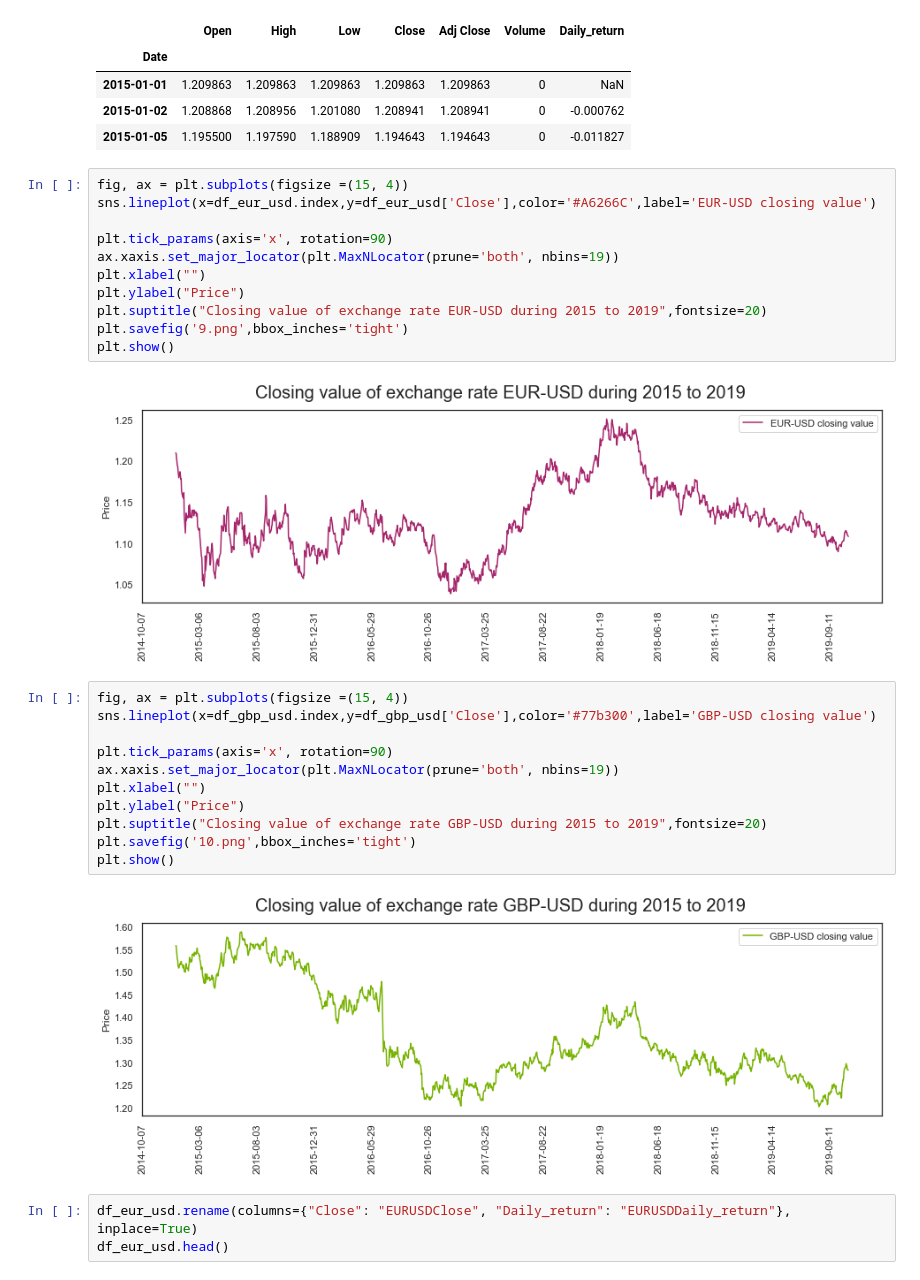
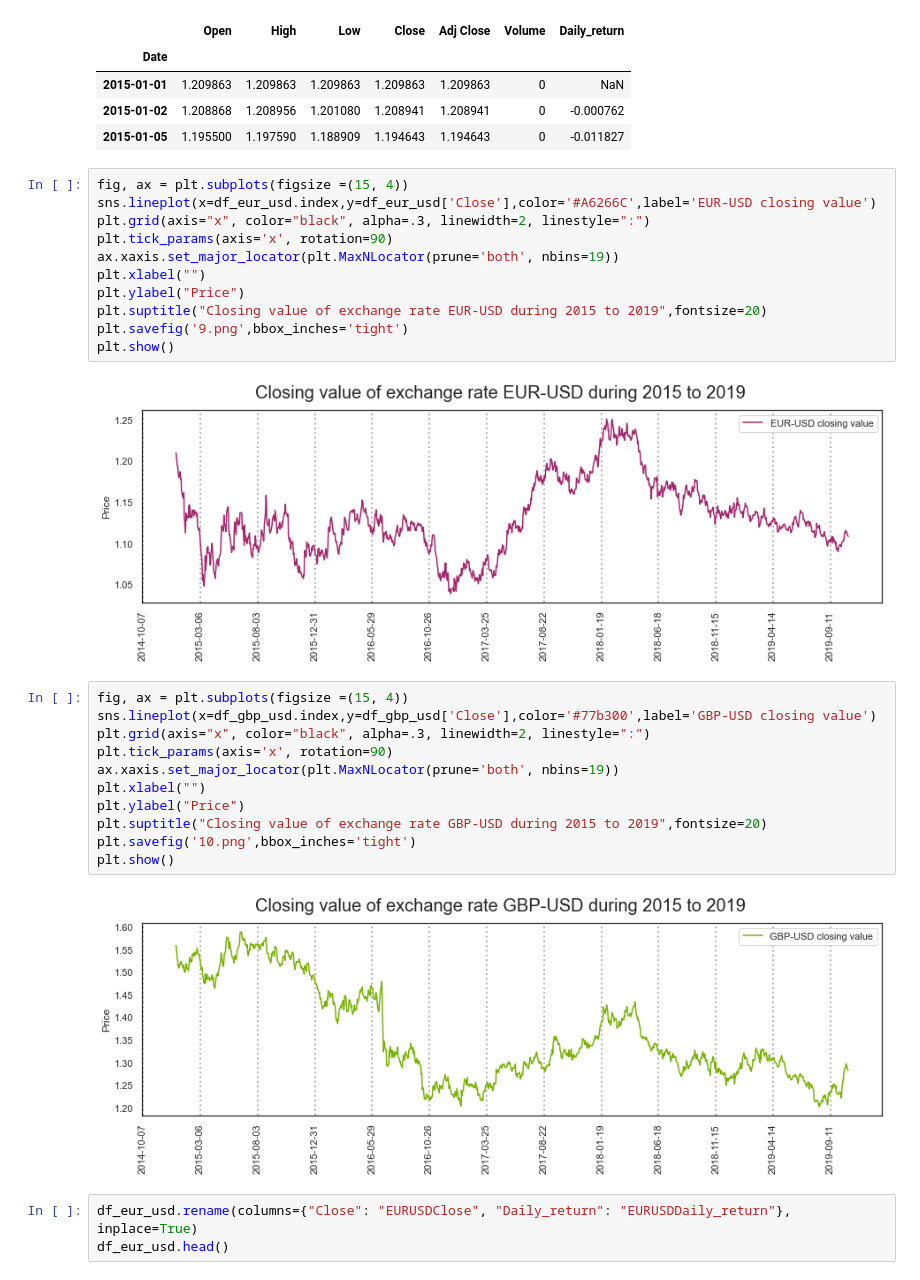
Before and after one commit to dominikapetru/femhack, a Jupyter notebook: fem_hack.ipynb, the cells around one changed output. Cells and saved outputs as stored; diff of their text form.

```diff
--- a/fem_hack.ipynb
+++ b/fem_hack.ipynb
@@ -269,20 +272,20 @@ df_eur_usd.head(3)
 # %%
 fig, ax = plt.subplots(figsize =(15, 4))
 sns.lineplot(x=df_eur_usd.index,y=df_eur_usd['Close'],color='#A6266C',label='EUR-USD closing value')
-
+plt.grid(axis="x", color="black", alpha=.3, linewidth=2, linestyle=":")
 plt.tick_params(axis='x', rotation=90)
 ax.xaxis.set_major_locator(plt.MaxNLocator(prune='both', nbins=19))
 plt.xlabel("")
 plt.ylabel("Price")
 plt.suptitle("Closing value of exchange rate EUR-USD during 2015 to 2019",fontsize=20)
 plt.savefig('9.png',bbox_inches='tight')
 plt.show()
 # %% [output]
-[figure, old version]
+[figure, new version]
 # %%
 fig, ax = plt.subplots(figsize =(15, 4))
 sns.lineplot(x=df_gbp_usd.index,y=df_gbp_usd['Close'],color='#77b300',label='GBP-USD closing value')
-
+plt.grid(axis="x", color="black", alpha=.3, linewidth=2, linestyle=":")
 plt.tick_params(axis='x', rotation=90)
 ax.xaxis.set_major_locator(plt.MaxNLocator(prune='both', nbins=19))
 plt.xlabel("")
@@ -291,7 +294,7 @@ plt.suptitle("Closing value of exchange rate GBP-USD during 2015 to 2019",fontsi
 plt.savefig('10.png',bbox_inches='tight')
 plt.show()
 # %% [output]
-[figure, old version]
+[figure, new version]
 # %%
 df_eur_usd.rename(columns={"Close": "EURUSDClose", "Daily_return": "EURUSDDaily_return"}, inplace=True)
 df_eur_usd.head()
```
Also changed, not shown: parts of 3 cells of this notebook.
